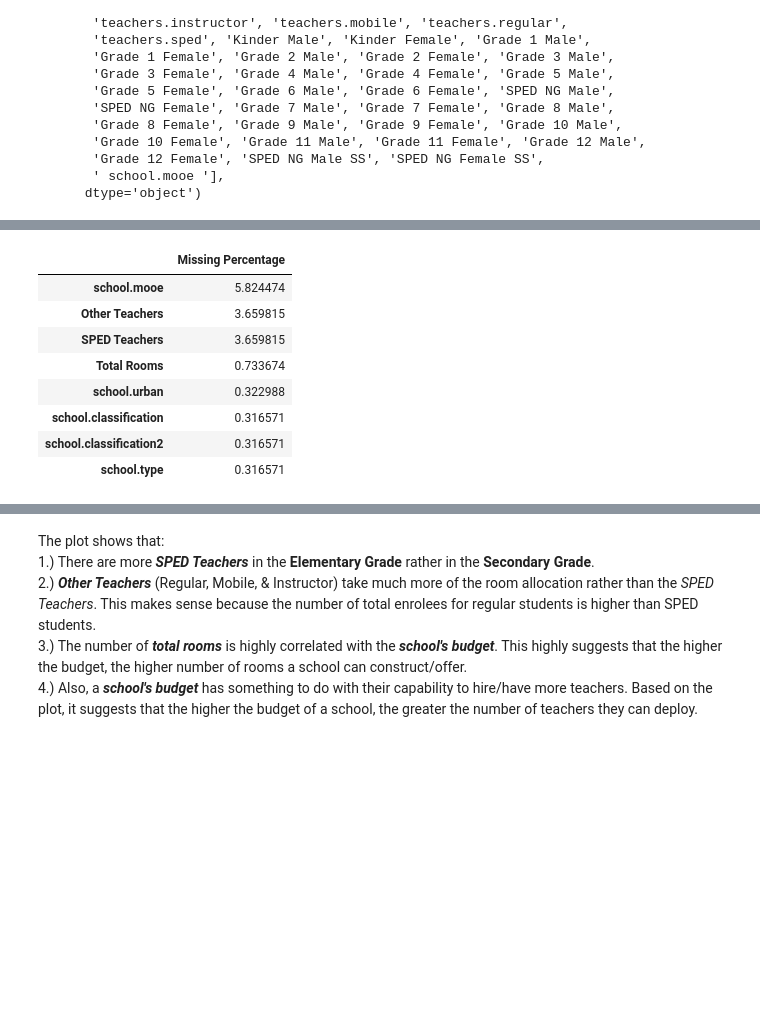
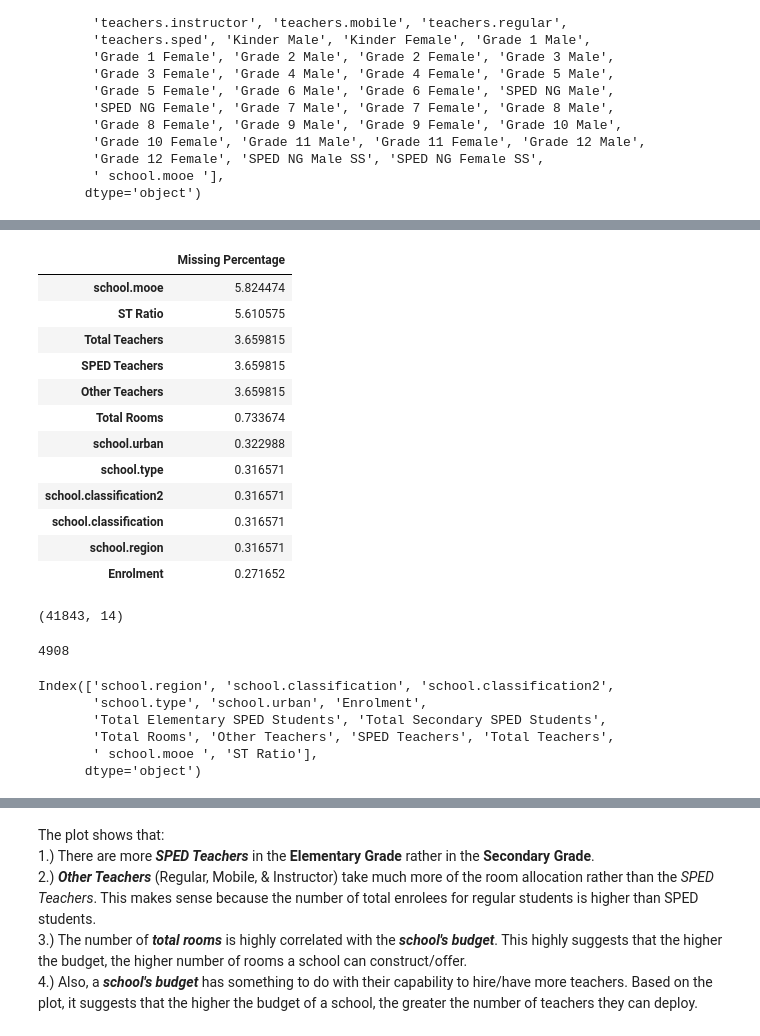
Before and after one commit to kayeyao/education-analytics, a Jupyter notebook: education_analytics/Sprint1_EDA.ipynb, the cells around one changed output, grey strips where cells are left out. Drawn from its saved outputs; the diff is of its cells as text; code cells hidden in the pictures; blank space fills up the shorter version.

```diff
--- a/education_analytics/Sprint1_EDA.ipynb
+++ b/education_analytics/Sprint1_EDA.ipynb
@@ -136,3 +123,7 @@ df_all['Other Teachers'] = (df_all['teachers.instructor'] +
                              df_all['teachers.regular'])
 
 df_all['SPED Teachers'] = df_all['teachers.sped']
+
+df_all['Total Teachers'] = df_all['Other Teachers'] + df_all['SPED Teachers']
+
+df_all['ST Ratio'] = df_all['Enrolment'] / df_all['Total Teachers']
@@ -159,2 +130,2 @@ dtype: int64
 # %%
-df_eda = df_all[['school.classification','school.classification2','school.type','school.urban','Total Elementary SPED Students','Total Secondary SPED Students','Total Rooms','Other Teachers','SPED Teachers',' school.mooe ']]
+df_eda = df_all[['school.region','school.classification','school.classification2','school.type','school.urban','Enrolment','Total Elementary SPED Students','Total Secondary SPED Students','Total Rooms','Other Teachers','SPED Teachers','Total Teachers',' school.mooe ','ST Ratio']]
@@ -174,3 +132,5 @@ The plot shows that:
+# %%
+df_eda.replace([np.inf, -np.inf], np.nan, inplace=True)
 # %%
 df_eda_missing = (df_eda.isnull().sum() / len(df_eda))*100
 df_eda_missing = df_eda_missing.drop(df_eda_missing[df_eda_missing == 0].index).sort_values(ascending = False)
@@ -228,15 +168,38 @@ df_eda_copy
 # %%
-df_eda_missing = (df_eda_copy.isnull().sum() / len(df_eda_copy))*100
-df_eda_missing = df_eda_missing.drop(df_eda_missing[df_eda_missing == 0].index).sort_values(ascending = False)
-missing_data = pd.DataFrame({'Missing Percentage':df_eda_missing})
-missing_data
+df_eda_missing_2 = (df_eda_copy.isnull().sum() / len(df_eda_copy))*100
+df_eda_missing_2 = df_eda_missing_2.drop(df_eda_missing_2[df_eda_missing_2 == 0].index).sort_values(ascending = False)
+missing_data_2 = pd.DataFrame({'Missing Percentage':df_eda_missing_2})
+missing_data_2
 # %% [output]
 |  | Missing Percentage |
 | school.mooe | 5.824474 |
+| ST Ratio | 5.610575 |
+| Total Teachers | 3.659815 |
+| SPED Teachers | 3.659815 |
 | Other Teachers | 3.659815 |
-| SPED Teachers | 3.659815 |
 | Total Rooms | 0.733674 |
 | school.urban | 0.322988 |
+| school.type | 0.316571 |
+| school.classification2 | 0.316571 |
 | school.classification | 0.316571 |
-| school.classification2 | 0.316571 |
-| school.type | 0.316571 |
+| school.region | 0.316571 |
+| Enrolment | 0.271652 |
+# %%
+df_clean = df_eda_copy.dropna()
+df_clean.shape
+# %% [output]
+(41843, 14)
+# %%
+dropped_rows = df_eda.shape[0] - df_clean.shape[0]
+dropped_rows
+# %% [output]
+4908
+# %%
+df_clean.columns
+# %% [output]
+Index(['school.region', 'school.classification', 'school.classification2',
+       'school.type', 'school.urban', 'Enrolment',
+       'Total Elementary SPED Students', 'Total Secondary SPED Students',
+       'Total Rooms', 'Other Teachers', 'SPED Teachers', 'Total Teachers',
+       ' school.mooe ', 'ST Ratio'],
+      dtype='object')
```
Also changed, not shown: parts of 48 cells of this notebook.
